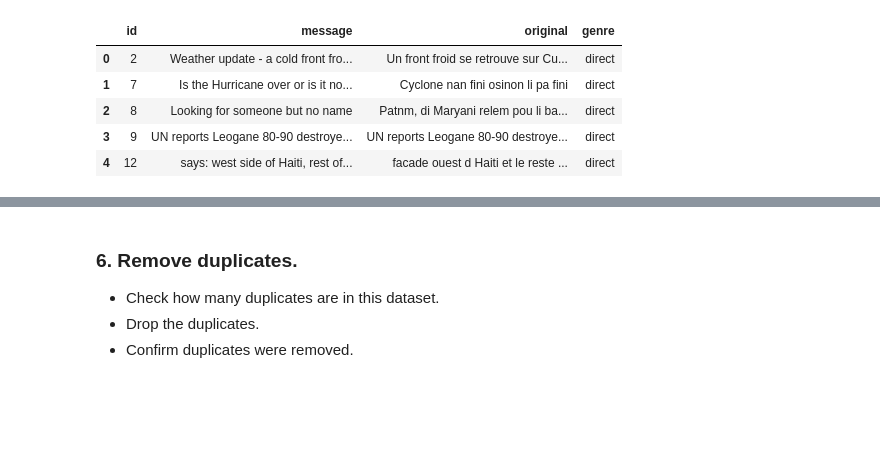
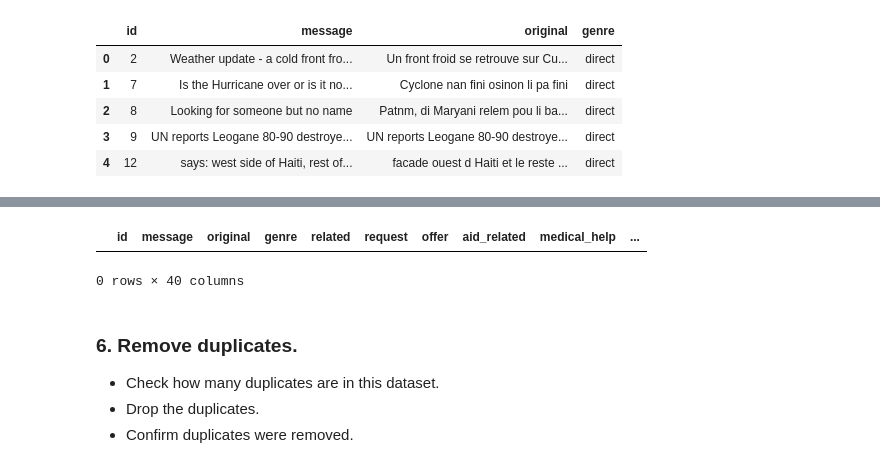
Before and after one commit to jonastheiler/disaster-respond-pipeline, a Jupyter notebook: preparation/ETL Pipeline Preparation.ipynb, the cells around one changed output, grey strips where cells are left out. Saved outputs shown, nothing was run; the diff lists cells and outputs as text; code cells hidden in the pictures; blank space fills up the shorter version.

```diff
--- a/preparation/ETL Pipeline Preparation.ipynb
+++ b/preparation/ETL Pipeline Preparation.ipynb
@@ -205,3 +244,8 @@ Name: genre, dtype: int64
+# %%
+df[df['related'] == 2]
+# %% [output]
+|  | id | message | original | genre | related | request | offer | aid_related | medical_help | ... |
+0 rows × 40 columns
 # %% [markdown]
 ### 6. Remove duplicates.
 - Check how many duplicates are in this dataset.
```
Also changed, not shown: parts of 12 cells of this notebook, 5 other files.
